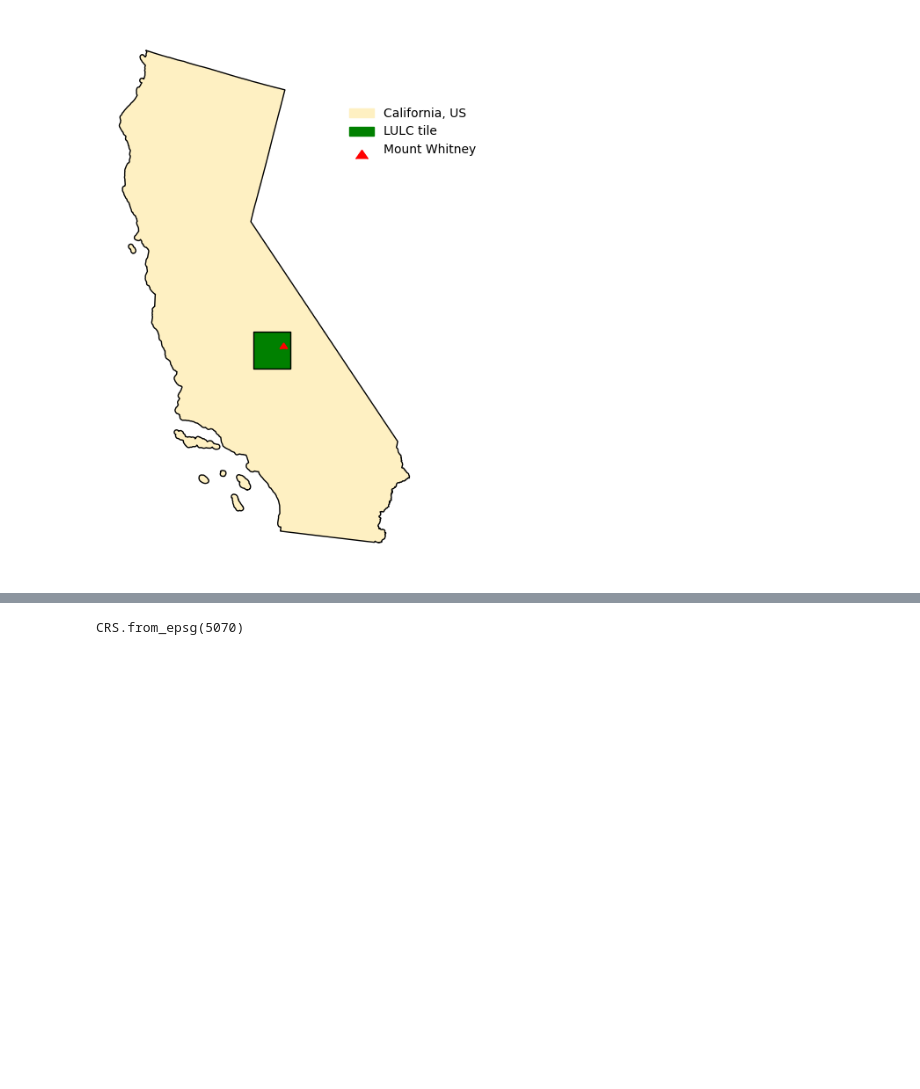
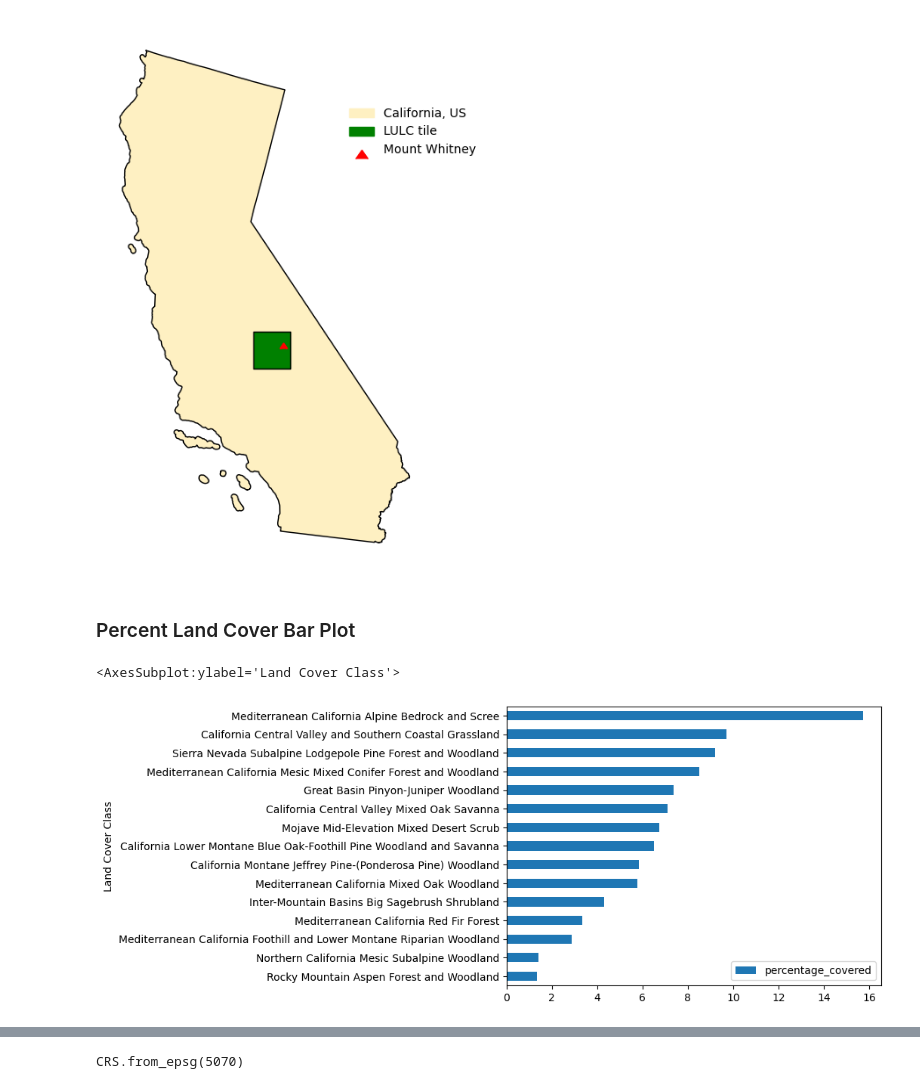
Before and after one commit to mwidas/land-cover-statistics-ca, a Jupyter notebook: hwk4-task1-whitney-map-2.ipynb, the cells around one changed output, grey strips where cells are left out. Cells and saved outputs as stored; diff of their text form; code cells hidden in the pictures; blank space fills up the shorter version.

Commit message:
created landcover-statistics-ca.ipynb with map and data visualization

```diff
--- a/hwk4-task1-whitney-map-2.ipynb
+++ b/hwk4-task1-whitney-map-2.ipynb
@@ -139,4 +132,84 @@ ax.legend(handles = [ca_patch, bbox_patch, mt_whitney_triangle], frameon=False,
 plt.show()
 # %% [output]
 [figure]
+# %% [markdown]
+### Percent Land Cover Bar Plot
+# %%
+import os
+import numpy as np
+import pandas as pd
+
+import xarray as xr
+import rioxarray as rioxr
+
+# load in .tif file
+lulc_fp = os.path.join(os.getcwd(),'data','land_cover.tif')
+lulc = rioxr.open_rasterio(lulc_fp)
+lulc
+
+# import the tabular data
+class_names = pd.read_csv('data/GAP_National_Terrestrial_Ecosystems.csv')
+class_names.head()
+
+# plot the raster
+# lulc.plot()
+
+# CRS for gc
+# print('CRS: ', lulc.rio.crs)
+
+# print('lulc # bands: ', lulc.rio.count)
+
+# original dimensions and coordinates
+# print(lulc.dims, lulc.coords,'\n')
+
+# remove length 1 dimension (band)
+lulc = lulc.squeeze()
+# print(lulc.dims, lulc.coords,'\n')
+
+# remove coordinates associated to band
+lulc = lulc.drop('band')
+ #print(lulc.dims, lulc.coords)
+
+# get the number of pixels per class in lulc
+pixels = np.unique(lulc, return_counts=True)
+
+# initialize dictionary with pixels arrays data
+pix = {'code' : pixels[0],
+     'number_pixels' : pixels[1],
+     }
+
+# create data frame
+pix_counts = pd.DataFrame(pix)
+
+# check data frame
+pix_counts
+
+# add class names
+classes = pd.merge(pix_counts,
+                   class_names,
+                   how = 'left',
+                   on = 'code')
+
+# check to ensure that class_label was added
+classes.head()
+
+# calculate the total_pixels from attributes of lulc
+total_pixels = classes['number_pixels'].sum()
+
+# check the total pixels to ensure no pixels were lost
+total_pixels
+
+# add the percentage of area covered by each class and round to 8 decimal points
+classes['percentage_covered'] = round((classes['number_pixels']/total_pixels*100), 8)
+
+# check that the percentages were calculated correctly
+classes.head()
+
+# create horixontal bar plot showing the classes with more than 1% land cover in decreasing order
+classes.loc[(classes['percentage_covered']>1)].sort_values(by='percentage_covered', ascending=True).plot.barh(x='class_label',
+                                                        y='percentage_covered',
+                                                                                                              xlabel = "Land Cover Class")
+# %% [output]
+<AxesSubplot:ylabel='Land Cover Class'>
+[figure, added]
 # %% [markdown]
```
Also changed, not shown: parts of 22 cells of this notebook, 1 other file.
